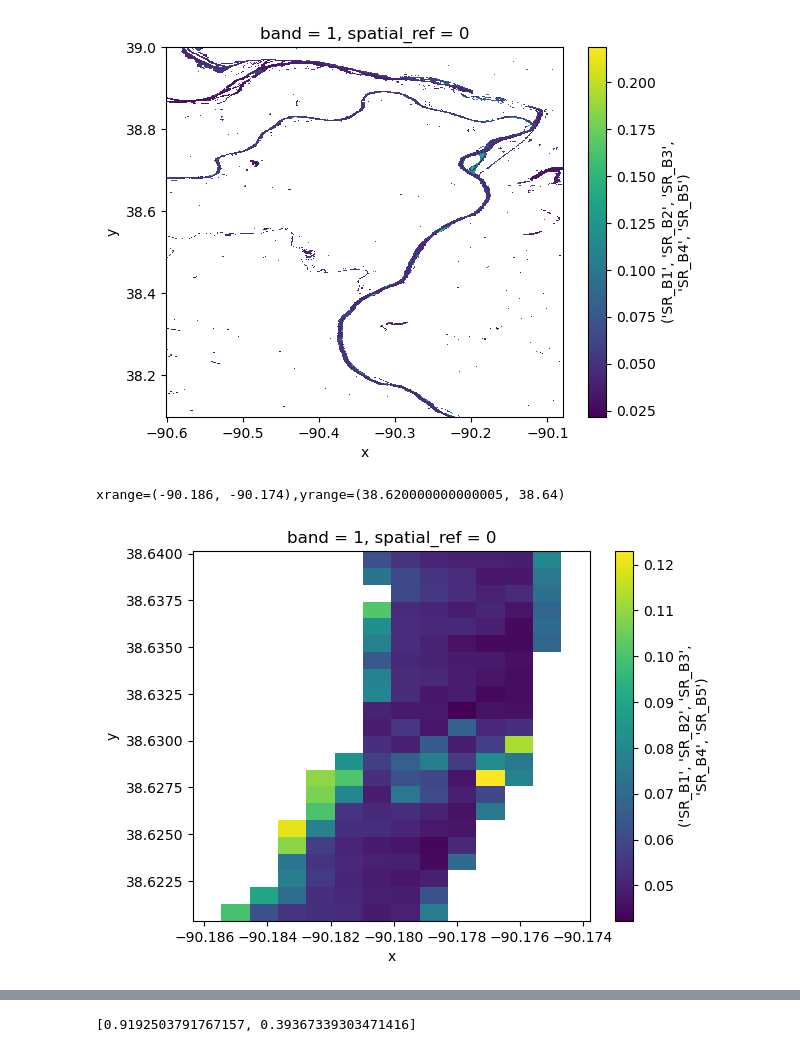
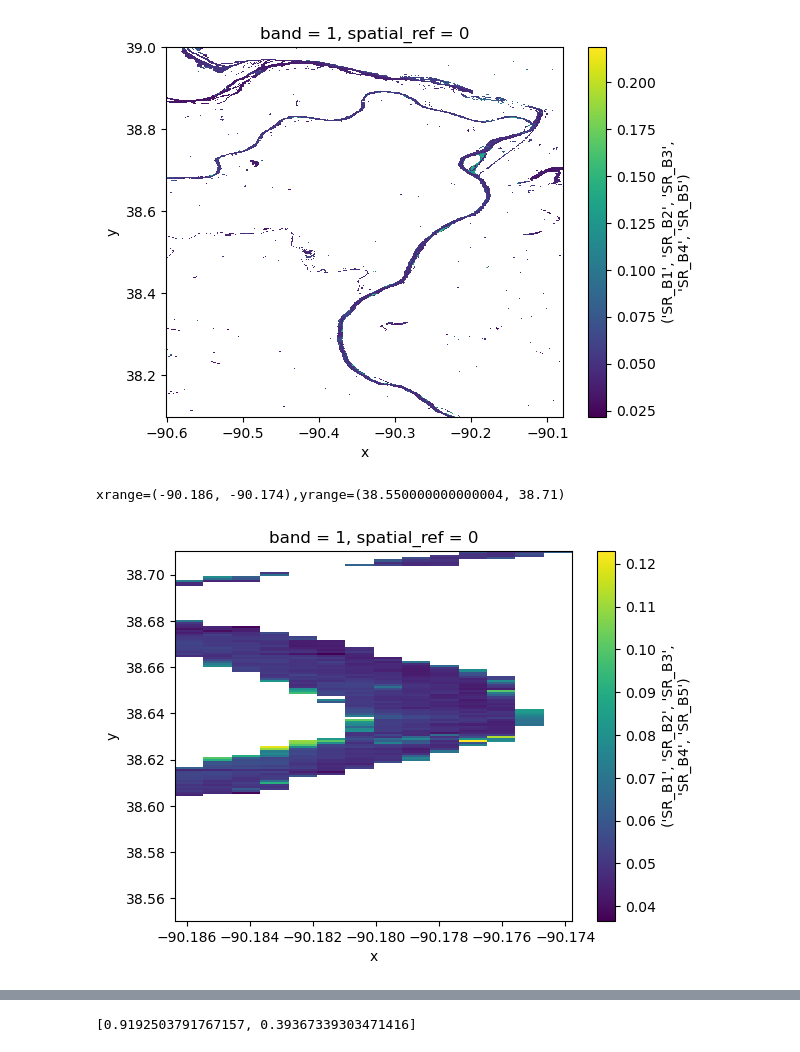
Before and after one commit to IshidaKota/MasterThesisWork, a Jupyter notebook: Landsat5/src/extract_rivCenterLine.ipynb, the cells around one changed output, grey strips where cells are left out. Drawn from its saved outputs; the diff is of its cells as text; code cells hidden in the pictures.

```diff
--- a/Landsat5/src/extract_rivCenterLine.ipynb
+++ b/Landsat5/src/extract_rivCenterLine.ipynb
@@ -23,10 +23,10 @@ def extract_gaugeRect(coordinate,bands2d,xRange=0.001,yRange=0.001):
     return rect
 # %%
 MS_lower = 	[-90.18, 38.63]# 07010000
-extracted_rect = extract_gaugeRect(MS_lower,bands2d,xRange=0.006,yRange=0.01)
+extracted_rect = extract_gaugeRect(MS_lower,bands2d,xRange=0.006,yRange=0.08)
 # %% [output]
-xrange=(-90.186, -90.174),yrange=(38.620000000000005, 38.64)
+xrange=(-90.186, -90.174),yrange=(38.550000000000004, 38.71)
-[figure, old version]
+[figure, new version]
 # %%
 # step 1 岸に該当する点を抽出する
 # ノイズは一旦無視できるとし、x,y両方向に探索をかけ、隣接
```
Also changed, not shown: parts of 4 cells of this notebook, 1 other file.
